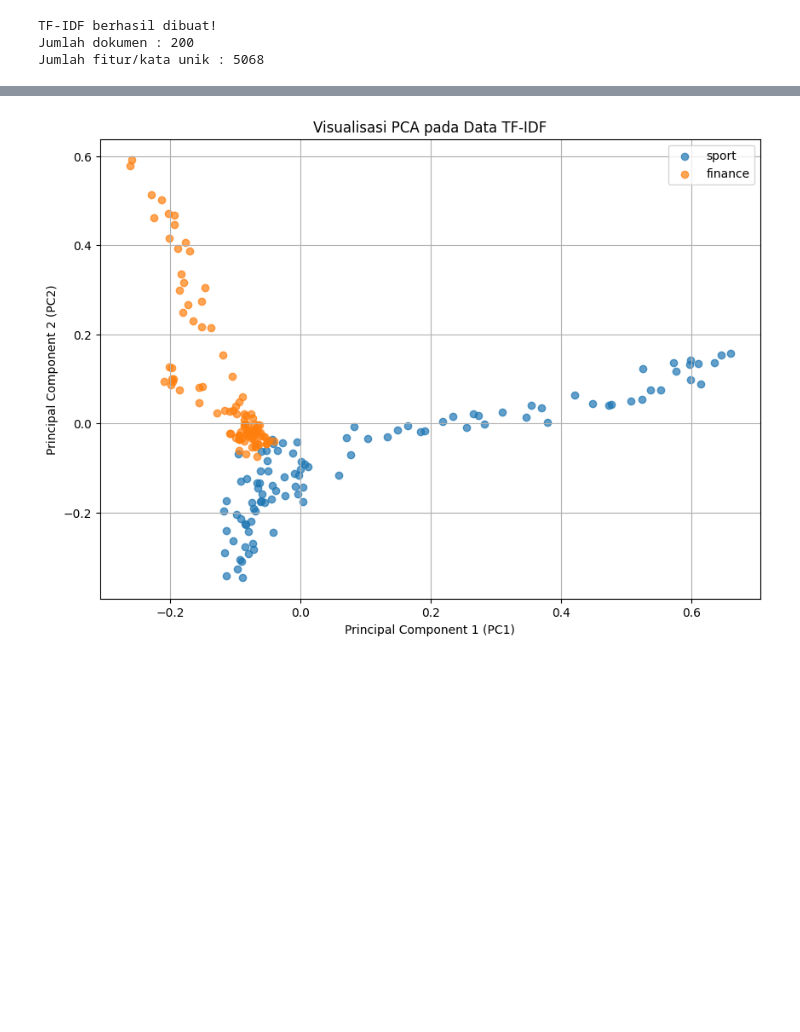
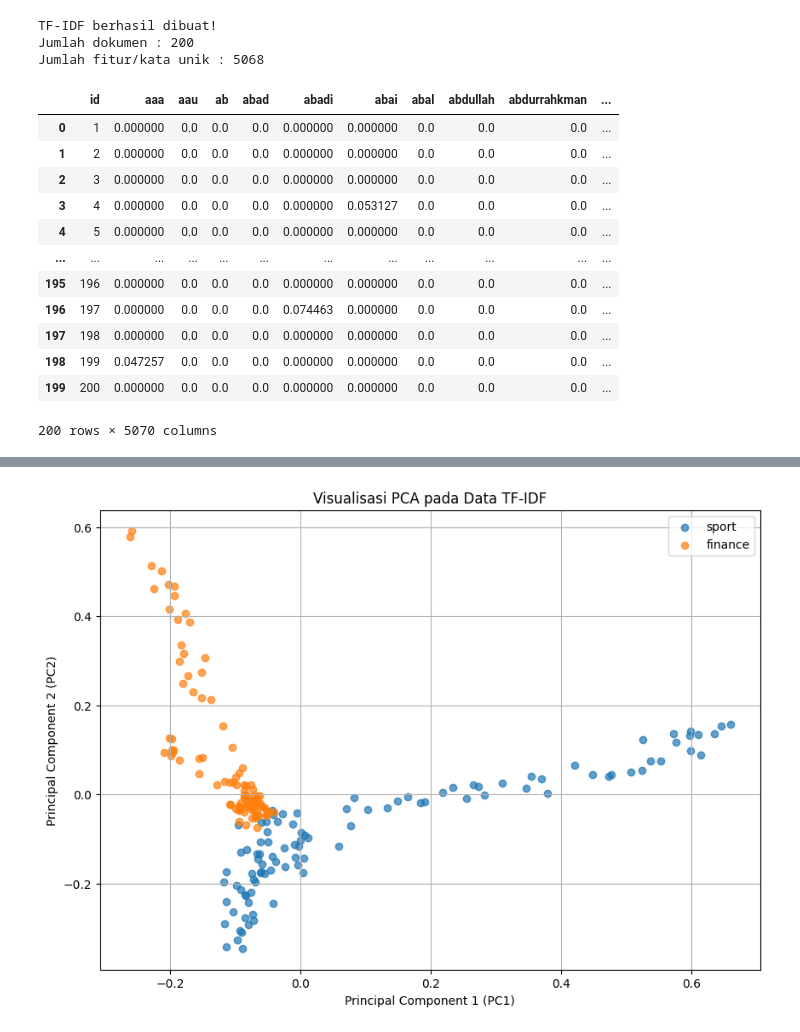
Before and after one commit to FaizaturR/PPW, a Jupyter notebook: Prepocessing.ipynb, the cells around one changed output, grey strips where cells are left out. Drawn from its saved outputs; the diff is of its cells as text; code cells hidden in the pictures; blank space fills up the shorter version.

```diff
--- a/Prepocessing.ipynb
+++ b/Prepocessing.ipynb
@@ -138,6 +138,36 @@ print("Jumlah fitur/kata unik :", tfidf_matrix.shape[1])
 TF-IDF berhasil dibuat!
 Jumlah dokumen : 200
 Jumlah fitur/kata unik : 5068
+# %%
+# Mengubah matriks TF-IDF menjadi DataFrame
+tfidf_df = pd.DataFrame(
+    tfidf_matrix.toarray(),
+    columns=vectorizer.get_feature_names_out()
+)
+
+# Menambahkan ID dan label
+tfidf_df = pd.concat([
+    df[["id"]].reset_index(drop=True),
+    tfidf_df.reset_index(drop=True),
+    df[["label"]].reset_index(drop=True)
+], axis=1)
+
+# Menampilkan hasil TF-IDF
+display(tfidf_df)
+# %% [output]
+|  | id | aaa | aau | ab | abad | abadi | abai | abal | abdullah | abdurrahkman | ... |
+| 0 | 1 | 0.000000 | 0.0 | 0.0 | 0.0 | 0.000000 | 0.000000 | 0.0 | 0.0 | 0.0 | ... |
+| 1 | 2 | 0.000000 | 0.0 | 0.0 | 0.0 | 0.000000 | 0.000000 | 0.0 | 0.0 | 0.0 | ... |
+| 2 | 3 | 0.000000 | 0.0 | 0.0 | 0.0 | 0.000000 | 0.000000 | 0.0 | 0.0 | 0.0 | ... |
+| 3 | 4 | 0.000000 | 0.0 | 0.0 | 0.0 | 0.000000 | 0.053127 | 0.0 | 0.0 | 0.0 | ... |
+| 4 | 5 | 0.000000 | 0.0 | 0.0 | 0.0 | 0.000000 | 0.000000 | 0.0 | 0.0 | 0.0 | ... |
+| ... | ... | ... | ... | ... | ... | ... | ... | ... | ... | ... | ... |
+| 195 | 196 | 0.000000 | 0.0 | 0.0 | 0.0 | 0.000000 | 0.000000 | 0.0 | 0.0 | 0.0 | ... |
+| 196 | 197 | 0.000000 | 0.0 | 0.0 | 0.0 | 0.074463 | 0.000000 | 0.0 | 0.0 | 0.0 | ... |
+| 197 | 198 | 0.000000 | 0.0 | 0.0 | 0.0 | 0.000000 | 0.000000 | 0.0 | 0.0 | 0.0 | ... |
+| 198 | 199 | 0.047257 | 0.0 | 0.0 | 0.0 | 0.000000 | 0.000000 | 0.0 | 0.0 | 0.0 | ... |
+| 199 | 200 | 0.000000 | 0.0 | 0.0 | 0.0 | 0.000000 | 0.000000 | 0.0 | 0.0 | 0.0 | ... |
+200 rows × 5070 columns
 # %%
 fitur_kata = vectorizer.get_feature_names_out()
 
```
Also changed, not shown: parts of 4 cells of this notebook, 3 other files.
